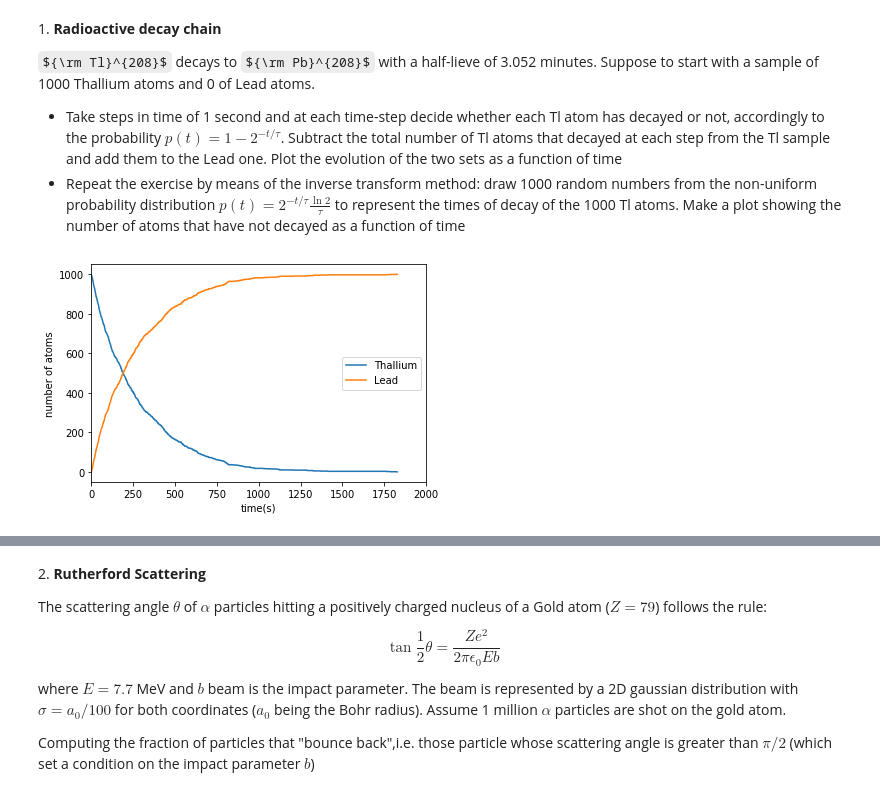
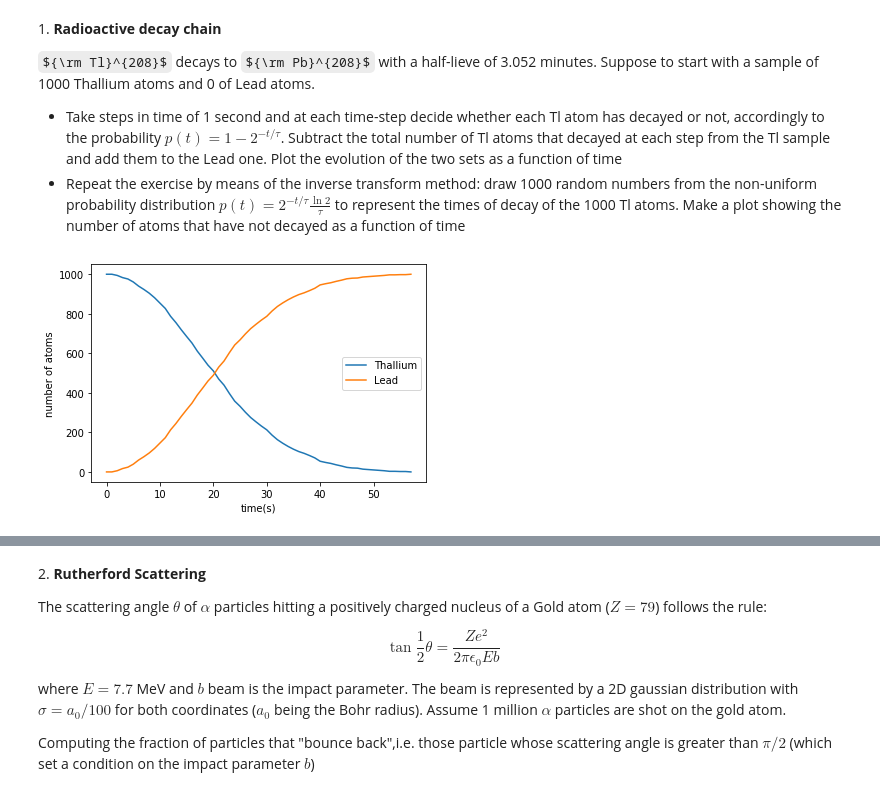
Before and after one commit to pasinfrancesco/LaboratoryOfComputationalPhysics_Y3, a Jupyter notebook: 08ex_MonteCarlo.ipynb, the cells around one changed output, grey strips where cells are left out. Saved outputs shown, nothing was run; the diff lists cells and outputs as text; code cells hidden in the pictures; some formulas as TeX source.

```diff
--- a/08ex_MonteCarlo.ipynb
+++ b/08ex_MonteCarlo.ipynb
@@ -11,30 +11,29 @@ import matplotlib.pyplot as plt
 # %%
 tau = 3.052*60 #in seconds
 ntl = [1000] #atoms of thallium
 npb = [0] #atoms of lead
 
 #probability function
 def p(t,tau):
-    return 1-2**(-1/tau)
+    return 1-2**(-t/tau)
 
 
 time = 0
 while(ntl[-1]>0):
     decayed = sum([np.random.rand()<p(time,tau) for i in range(ntl[-1])])
     ntl.append(ntl[-1]-decayed)
     npb.append(npb[-1]+decayed)
     time = time + 1
 
 #plot
 plt.plot(ntl,label="Thallium")
 plt.plot(npb,label="Lead")
 plt.legend()
 plt.xlabel("time(s)")
 plt.ylabel("number of atoms")
-plt.xlim((0,2000))
 plt.show()
 # %% [output]
-[figure, old version]
+[figure, new version]
 # %%
 #inverse transform
 def inverse(prob,tau):
```
Also changed, not shown: parts of 5 cells of this notebook.
